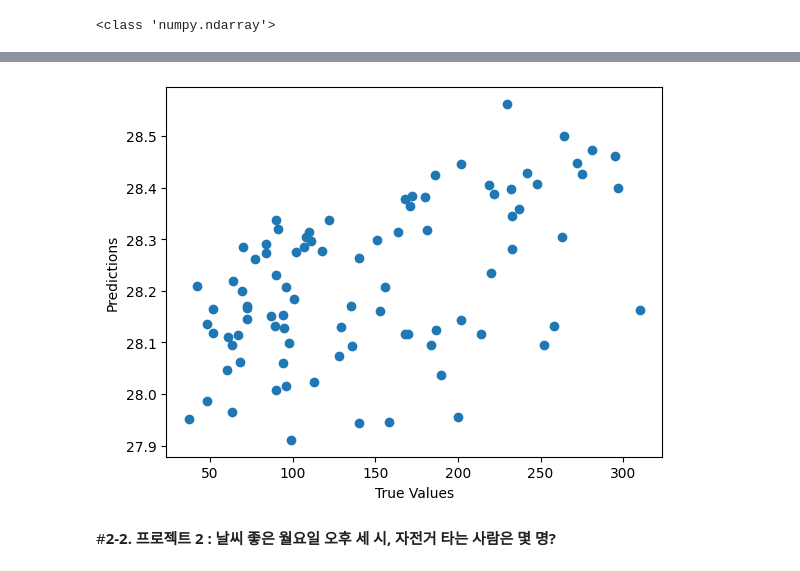
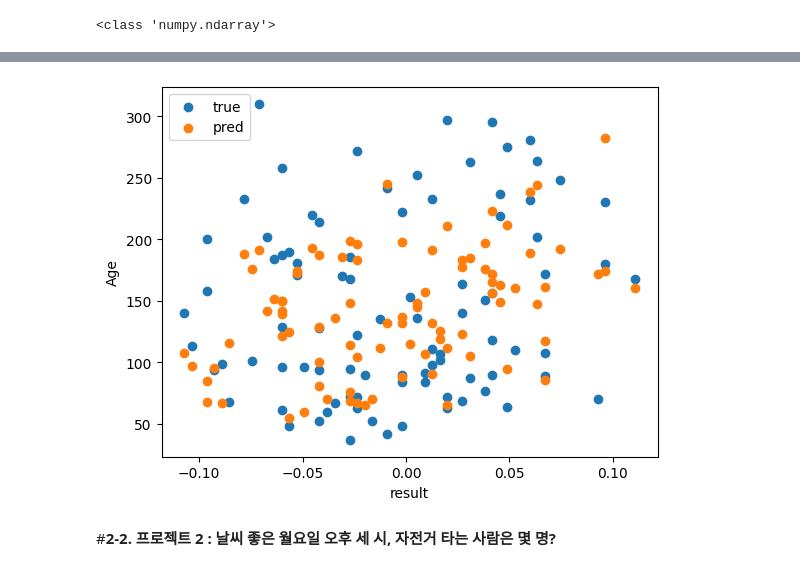
Before and after one commit to ysKim2000/AIFFEL_Online_Quest, a Jupyter notebook: EXPLORATION/EXPLORATION 1/aiffel_project1.ipynb, the cells around one changed output, grey strips where cells are left out. Cells and saved outputs as stored; diff of their text form; code cells hidden in the pictures.

```diff
--- a/EXPLORATION/EXPLORATION 1/aiffel_project1.ipynb
+++ b/EXPLORATION/EXPLORATION 1/aiffel_project1.ipynb
@@ -36,8 +36,10 @@ def compute_gradient(X, y, W, b):
     db = 2 * (y_pred - y).mean()
 
     return dW, db
+# %%
+learning_rate = 0.01
 # %%
-num_epochs = 1000
+num_epochs = 30000
 
 for epoch in range(num_epochs):
     # 기울기 계산
@@ -48,7 +50,7 @@ for epoch in range(num_epochs):
     b -= learning_rate * db
 
     # 손실 출력
-    if epoch % 100 == 0:
+    if epoch % 1000 == 0:
         loss = mean_squared_error(y_train, np.dot(X_train, W) + b)
         print(f"Epoch {epoch}, Loss: {loss}")
 # %% [output]
@@ -71,12 +80,17 @@ Test Loss: 19107.15554931471
 # %%
 import matplotlib.pyplot as plt
 
-plt.scatter(y_test, y_pred_test)
-plt.xlabel("True Values")
-plt.ylabel("Predictions")
+# plt.scatter(y_test, y_pred_test)
+plt.scatter(X_test[:, 0], y_test, label='true')
+plt.scatter(X_test[:, 0], y_pred_test, label='pred')
+# plt.scatter(y_test, y_pred_test)
+plt.xlabel("result")
+plt.ylabel("Age")
+
+plt.legend()
 plt.show()
 # %% [output]
-[figure, old version]
+[figure, new version]
 # %% [markdown]
 #**2-2. 프로젝트 2 : 날씨 좋은 월요일 오후 세 시, 자전거 타는 사람은 몇 명?**
 # %%
```
Also changed, not shown: parts of 6 cells of this notebook.
